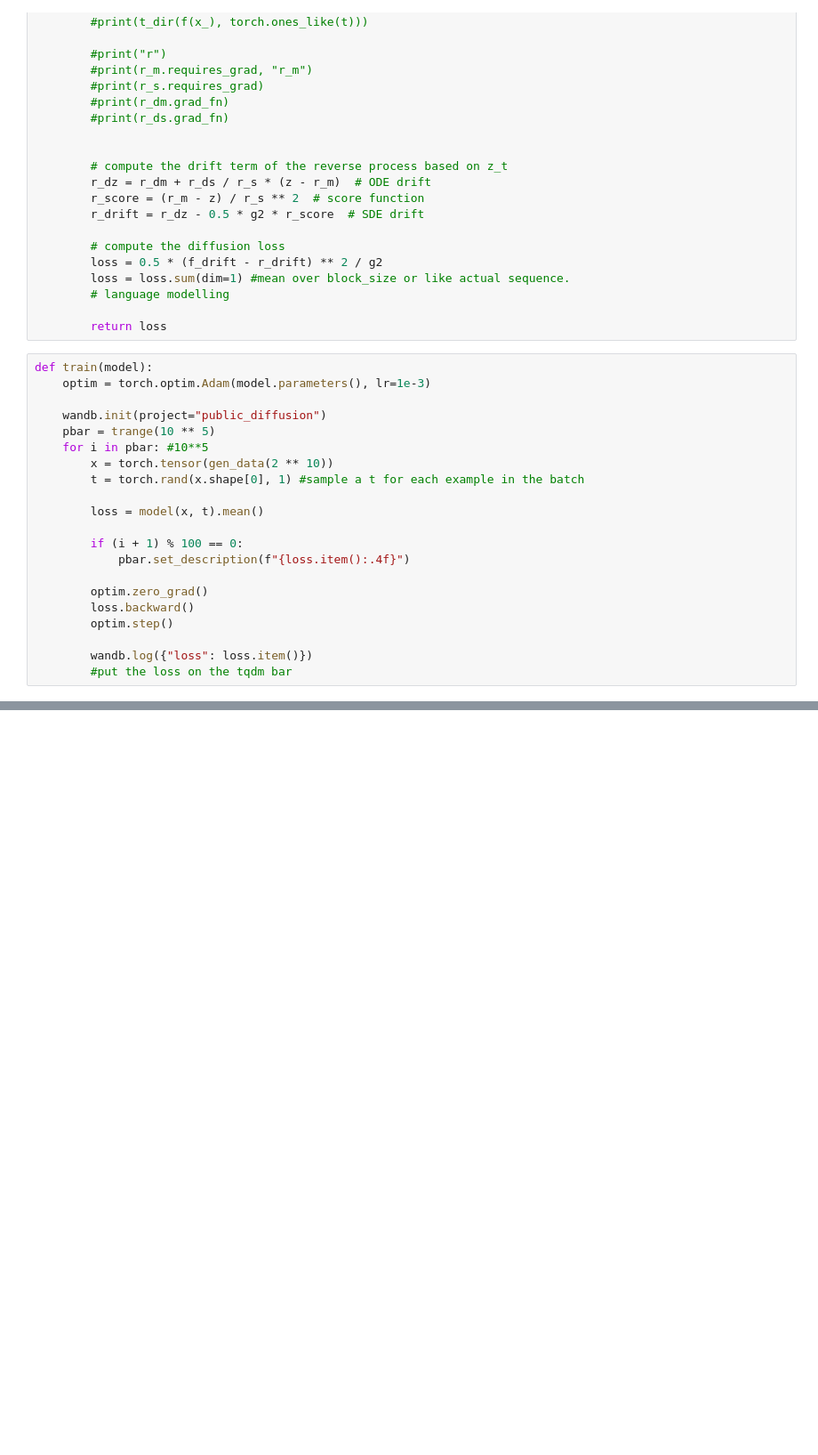
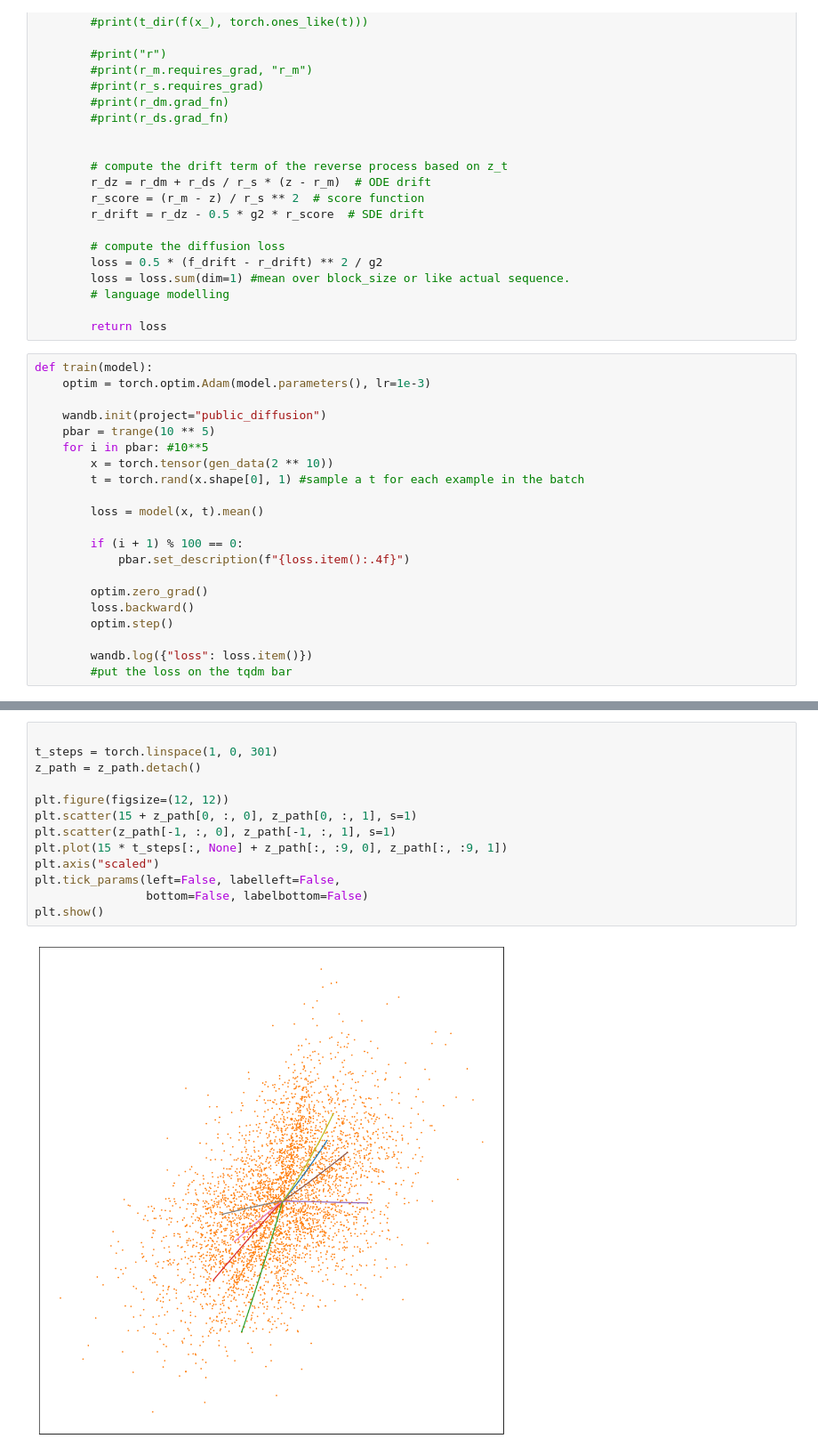
Before and after one commit to Nesta-gitU/discrete_diffusion, a Jupyter notebook: notebooks/nfdm_from_scratch.ipynb, the cells around one changed output, grey strips where cells are left out. Shown at 89% size. Drawn from its saved outputs; the diff is of its cells as text; blank space fills up the shorter version.

Commit message:
corrector steps

```diff
--- a/notebooks/nfdm_from_scratch.ipynb
+++ b/notebooks/nfdm_from_scratch.ipynb
@@ -494,3 +623,18 @@ plt.show()
+# %%
+
+t_steps = torch.linspace(1, 0, 301)
+z_path = z_path.detach()
+
+plt.figure(figsize=(12, 12))
+plt.scatter(15 + z_path[0, :, 0], z_path[0, :, 1], s=1)
+plt.scatter(z_path[-1, :, 0], z_path[-1, :, 1], s=1)
+plt.plot(15 * t_steps[:, None] + z_path[:, :9, 0], z_path[:, :9, 1])
+plt.axis("scaled")
+plt.tick_params(left=False, labelleft=False,
+                bottom=False, labelbottom=False)
+plt.show()
+# %% [output]
+[figure, added]
 # %%
 import torch
 import numpy as np
```
Also changed, not shown: parts of 9 cells of this notebook, 1 other file.
